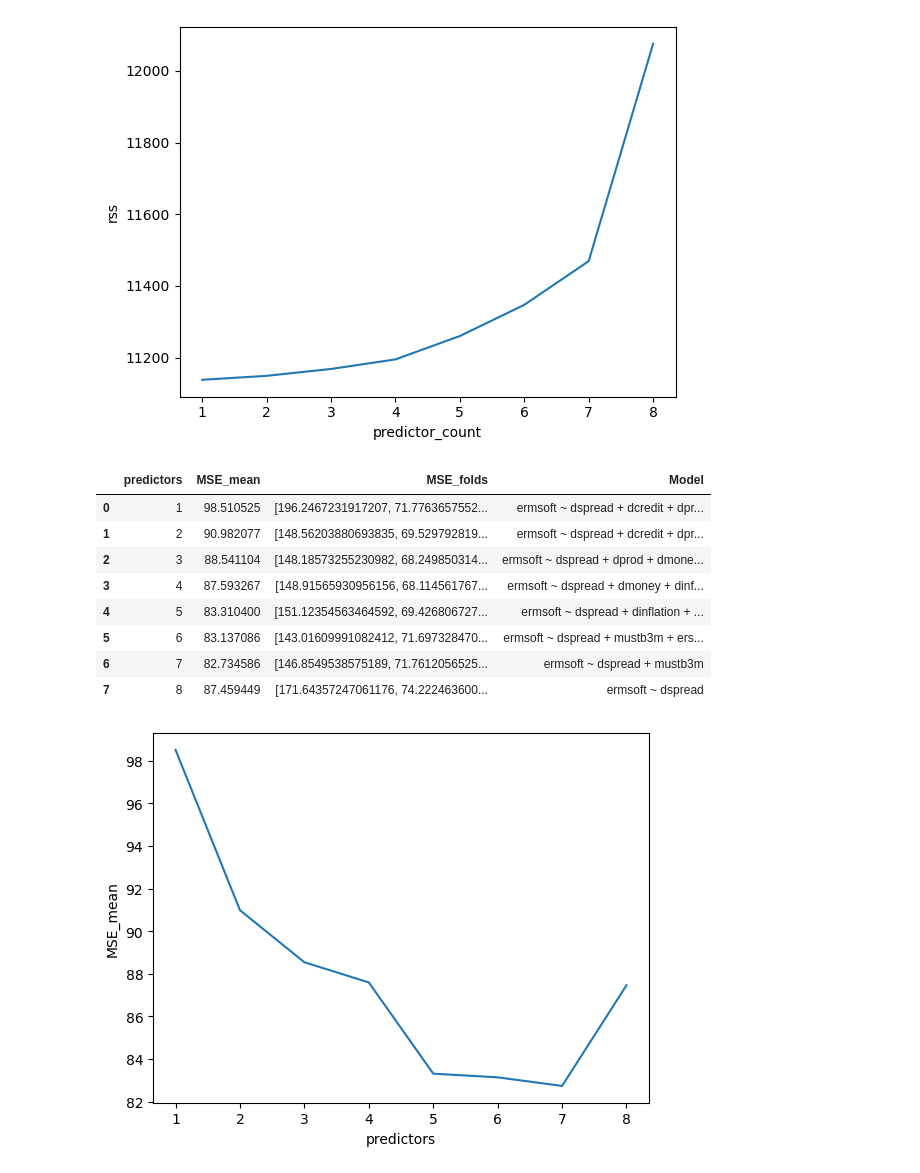
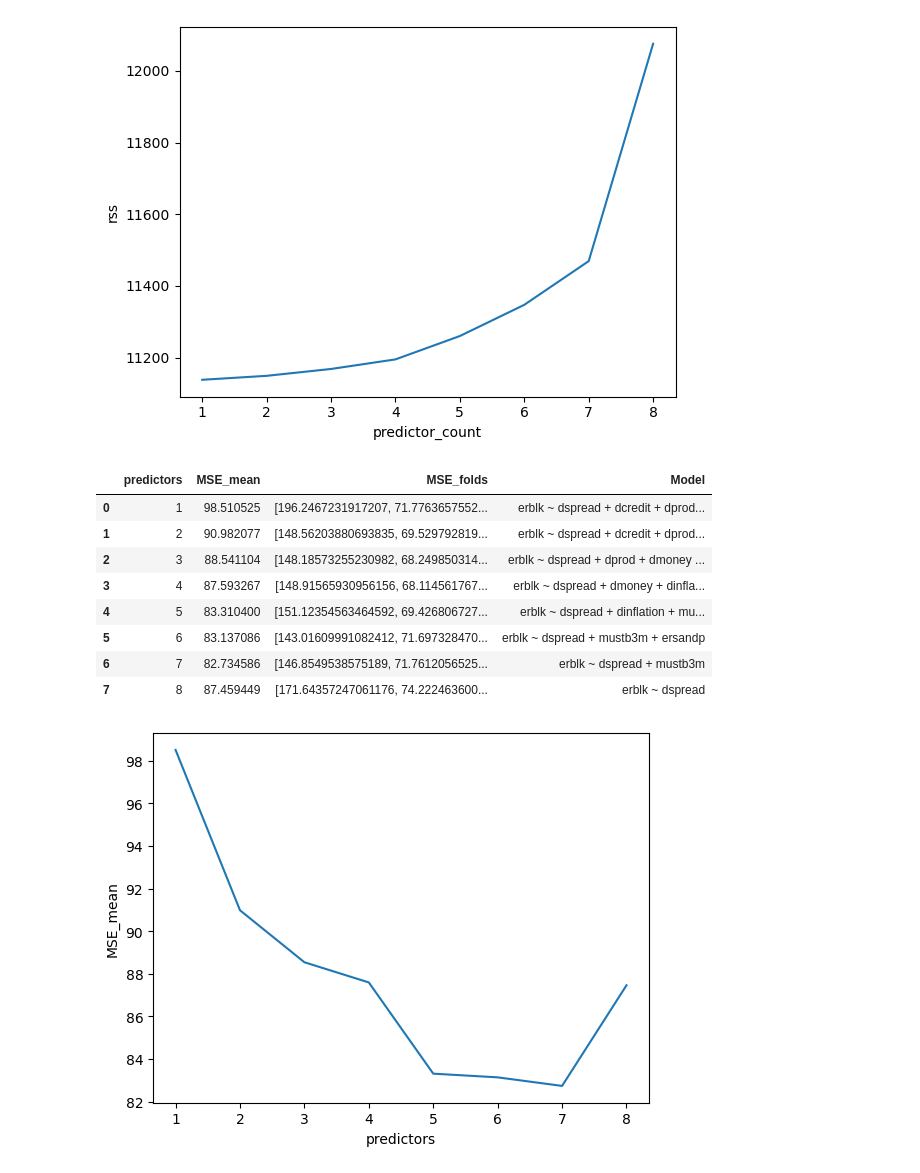
Before and after one commit to Ejaram/Metodos, a Jupyter notebook: LinearModelSelection.ipynb, the cells around one changed output. Cells and saved outputs as stored; diff of their text form; code cells hidden in the pictures.

```diff
--- a/LinearModelSelection.ipynb
+++ b/LinearModelSelection.ipynb
@@ -138,19 +162,19 @@ def max_adjr2(statsmodels):
 # %% [markdown]
 Which model with 2 predictors yields lowest RSS score?
 # %%
-X = data.drop(data[['ermsoft', "rmsoft", "rsandp", "inflation", "term"]], axis=1)
-y = data['ermsoft']
+X = data.drop(data[['erblk', "rblk", "rsandp", "inflation", "term"]], axis=1)
+y = data['erblk']
 
 # Set number ofr predictors in subset
-k = 3
+k = 2
 
 # Get all possible models in subset
-subset = get_models(3, X, y)
+subset = get_models(k, X, y)
 
 # Display results
 print('This model yields the lowest RSS score for the subset of models with {} predictors:'.format(k))
 display(min_rss(subset))
 
 print('This model yields the highest adjusted R-squared score for the subset of models with {} predictors:'.format(k))
-max_adjr2(get_models(3, X, y))
+max_adjr2(get_models(k, X, y))
 # %% [output]
@@ -223,8 +268,8 @@ The plot above shows that there up to ~70 possible combinations of the predictor
 The objective is provide comparison of the $R^2$ statistic for all combinations of 8 predictors.
 # %%
 # Pick subset of predictors
-X = data.drop(data[['ermsoft', "rmsoft", "rsandp", "inflation", "term"]], axis=1)
-y = data['ermsoft']
+X = data.drop(data[['erblk', "rblk", "rsandp", "inflation", "term"]], axis=1)
+y = data['erblk']
 # %%
 # get all model results
 model_subsets = []
@@ -320,7 +368,7 @@ def forward_stepwise(X, y, results=[(0, [])]):
     # Get rss score for each possible additional predictor
     r = []
     for p in p_unused:
-        f     = 'ermsoft ~ {}'.format('+'.join([p]+p_used))
+        f     = 'erblk ~ {}'.format('+'.join([p]+p_used))
         # Fit model
         model = smf.ols(formula=f, data=pd.concat([X, y], axis=1)).fit()
         r     += [(model.ssr, [p]+p_used)]
@@ -340,7 +388,7 @@ def backward_stepwise(X, y, results=[]):
     # Check if we're starting out here
     if not results:
         # Fit model with all features
-        f     = 'ermsoft ~ {}'.format('+'.join(p_all))
+        f     = 'erblk ~ {}'.format('+'.join(p_all))
         model = smf.ols(formula=f, data=pd.concat([X, y], axis=1)).fit()
         # Begin backward stepwise recursion
         return backward_stepwise(X, y, [(model.ssr, p_all)])
@@ -357,7 +405,7 @@ def backward_stepwise(X, y, results=[]):
     r = []
     for p in p_used:
         p_test = [i for i in p_used if i != p]
-        f     = 'ermsoft ~ {}'.format('+'.join(p_test))
+        f     = 'erblk ~ {}'.format('+'.join(p_test))
         # Fit model
         model = smf.ols(formula=f, data=pd.concat([X, y], axis=1)).fit()
         r     += [(model.ssr, p_test)]
@@ -435,7 +483,7 @@ def mse(y_hat, y):
 np.random.seed(1)
 train = np.random.rand(len(data)) < 0.5
 
-response   = 'ermsoft'
+response   = 'erblk'
 
 # Assign train and test sets
 X_train = data[train][['dspread', 'dcredit', 'dprod', 'dmoney','dinflation', 'mustb3m', 'rterm', 'ersandp']]
@@ -598,25 +645,25 @@ sns.lineplot(x='predictor_count', y='rss', data=backward_stepwise_subsets);
 # %%
 # Perform cross validation for each subset of predictors
 results = []
 for preds in backward_stepwise_subsets['predictors']:
-    f = 'ermsoft ~ {}'.format(' + '.join(preds))
+    f = 'erblk ~ {}'.format(' + '.join(preds))
     results += [cross_val(f, X, y, 10)]
 
 results_b_df = pd.DataFrame({'predictors': list(np.arange(1, len(results)+1)),
                            'MSE_mean': [np.mean(i[0]) for i in results],
                            'MSE_folds': [i[0] for i in results],
                            'Model': [i[1] for i in results]})
 display(results_b_df)
 # %% [output]
 |  | predictors | MSE_mean | MSE_folds | Model |
-| 0 | 1 | 98.510525 | [196.2467231917207, 71.7763657552... | ermsoft ~ dspread + dcredit + dpr... |
-| 1 | 2 | 90.982077 | [148.56203880693835, 69.529792819... | ermsoft ~ dspread + dcredit + dpr... |
-| 2 | 3 | 88.541104 | [148.18573255230982, 68.249850314... | ermsoft ~ dspread + dprod + dmone... |
-| 3 | 4 | 87.593267 | [148.91565930956156, 68.114561767... | ermsoft ~ dspread + dmoney + dinf... |
-| 4 | 5 | 83.310400 | [151.12354563464592, 69.426806727... | ermsoft ~ dspread + dinflation + ... |
-| 5 | 6 | 83.137086 | [143.01609991082412, 71.697328470... | ermsoft ~ dspread + mustb3m + ers... |
-| 6 | 7 | 82.734586 | [146.8549538575189, 71.7612056525... | ermsoft ~ dspread + mustb3m |
-| 7 | 8 | 87.459449 | [171.64357247061176, 74.222463600... | ermsoft ~ dspread |
+| 0 | 1 | 98.510525 | [196.2467231917207, 71.7763657552... | erblk ~ dspread + dcredit + dprod... |
+| 1 | 2 | 90.982077 | [148.56203880693835, 69.529792819... | erblk ~ dspread + dcredit + dprod... |
+| 2 | 3 | 88.541104 | [148.18573255230982, 68.249850314... | erblk ~ dspread + dprod + dmoney ... |
+| 3 | 4 | 87.593267 | [148.91565930956156, 68.114561767... | erblk ~ dspread + dmoney + dinfla... |
+| 4 | 5 | 83.310400 | [151.12354563464592, 69.426806727... | erblk ~ dspread + dinflation + mu... |
+| 5 | 6 | 83.137086 | [143.01609991082412, 71.697328470... | erblk ~ dspread + mustb3m + ersandp |
+| 6 | 7 | 82.734586 | [146.8549538575189, 71.7612056525... | erblk ~ dspread + mustb3m |
+| 7 | 8 | 87.459449 | [171.64357247061176, 74.222463600... | erblk ~ dspread |
 # %%
 sns.lineplot(x='predictors', y='MSE_mean', data=results_b_df);
 # %% [output]
```
Also changed, not shown: parts of 45 cells of this notebook, 15 other files.
